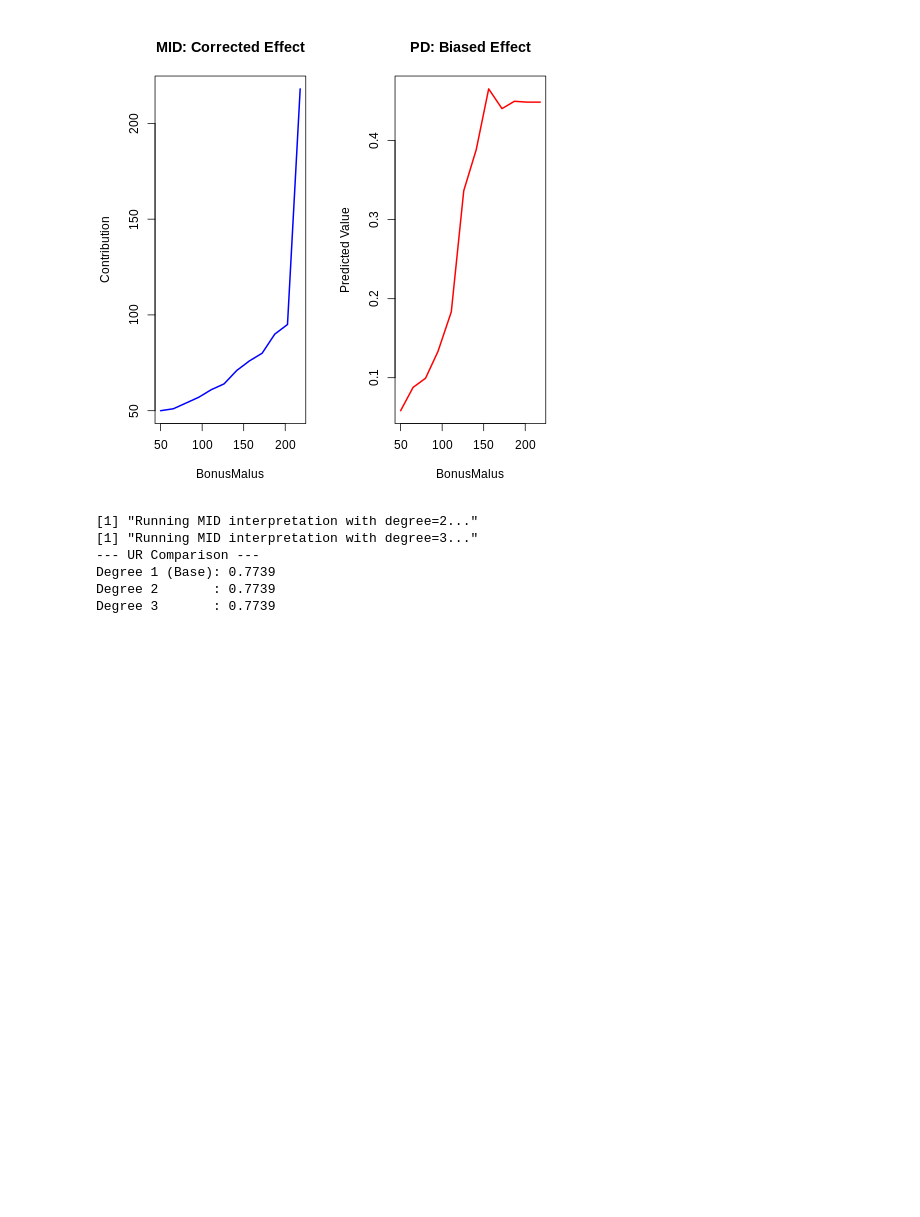
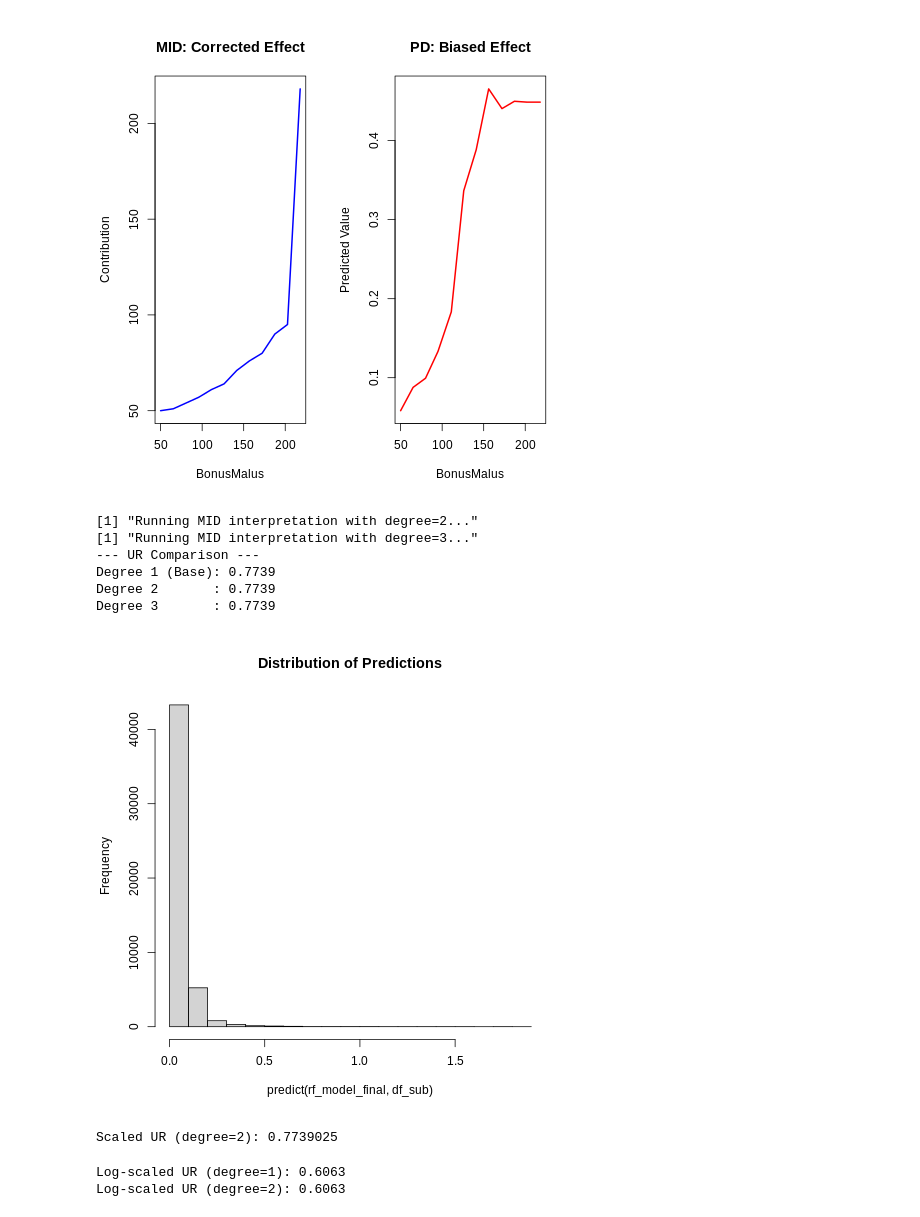
Before and after one commit to kazuhayase/study, a Jupyter notebook: mls-seminar/notebooks/test_mid.ipynb, the cells around one changed output. Saved outputs shown, nothing was run; the diff lists cells and outputs as text; code cells hidden in the pictures; blank space fills up the shorter version.

```diff
--- a/mls-seminar/notebooks/test_mid.ipynb
+++ b/mls-seminar/notebooks/test_mid.ipynb
@@ -495,6 +495,45 @@ cat("Degree 3       :", round(res_deg3$ratio, 4), "\n")
 Degree 1 (Base): 0.7739
 Degree 2       : 0.7739
 Degree 3       : 0.7739
+# %%
+%%R
+# 予測値の分布を確認
+summary(predict(rf_model_final, df_sub))
+hist(predict(rf_model_final, df_sub), main="Distribution of Predictions")
+# %% [output]
+[figure, added]
+# %%
+%%R
+# 1. 数値変数のみを抽出し、スケーリング（標準化）する
+x_scaled <- scale(df_sub[, 1:4])
+
+# 2. 予測値も念のため標準化（形状の近似に集中させるため）
+y_hat_scaled <- scale(predict(rf_model_final, df_sub))
+
+# 3. 再度MIDを実行
+res_check <- midr::interpret(y = y_hat_scaled, x = x_scaled, degree = 2)
+cat("Scaled UR (degree=2):", res_check$ratio, "\n")
+# %% [output]
+Scaled UR (degree=2): 0.7739025
+# %%
+%%R
+# 1. 予測値を対数変換（0がある場合は微小量を加える）
+y_hat <- predict(rf_model_final, df_sub)
+y_hat_log <- log(y_hat + 0.001)
+
+# 2. 変数も標準化（前述の通り、単位を揃えるため）
+x_scaled <- scale(df_sub[, 1:4])
+
+# 3. 対数スケールでMIDを実行
+res_log_deg1 <- midr::interpret(y = y_hat_log, x = x_scaled, degree = 1)
+res_log_deg2 <- midr::interpret(y = y_hat_log, x = x_scaled, degree = 2)
+
+# 4. 結果の確認
+cat("Log-scaled UR (degree=1):", round(res_log_deg1$ratio, 4), "\n")
+cat("Log-scaled UR (degree=2):", round(res_log_deg2$ratio, 4), "\n")
+# %% [output]
+Log-scaled UR (degree=1): 0.6063
+Log-scaled UR (degree=2): 0.6063
 # %% [markdown]
 # 実データ検証の最終総括：関口氏の理論とMIDの有効性
 
```
Also changed, not shown: parts of 1 cell of this notebook.
